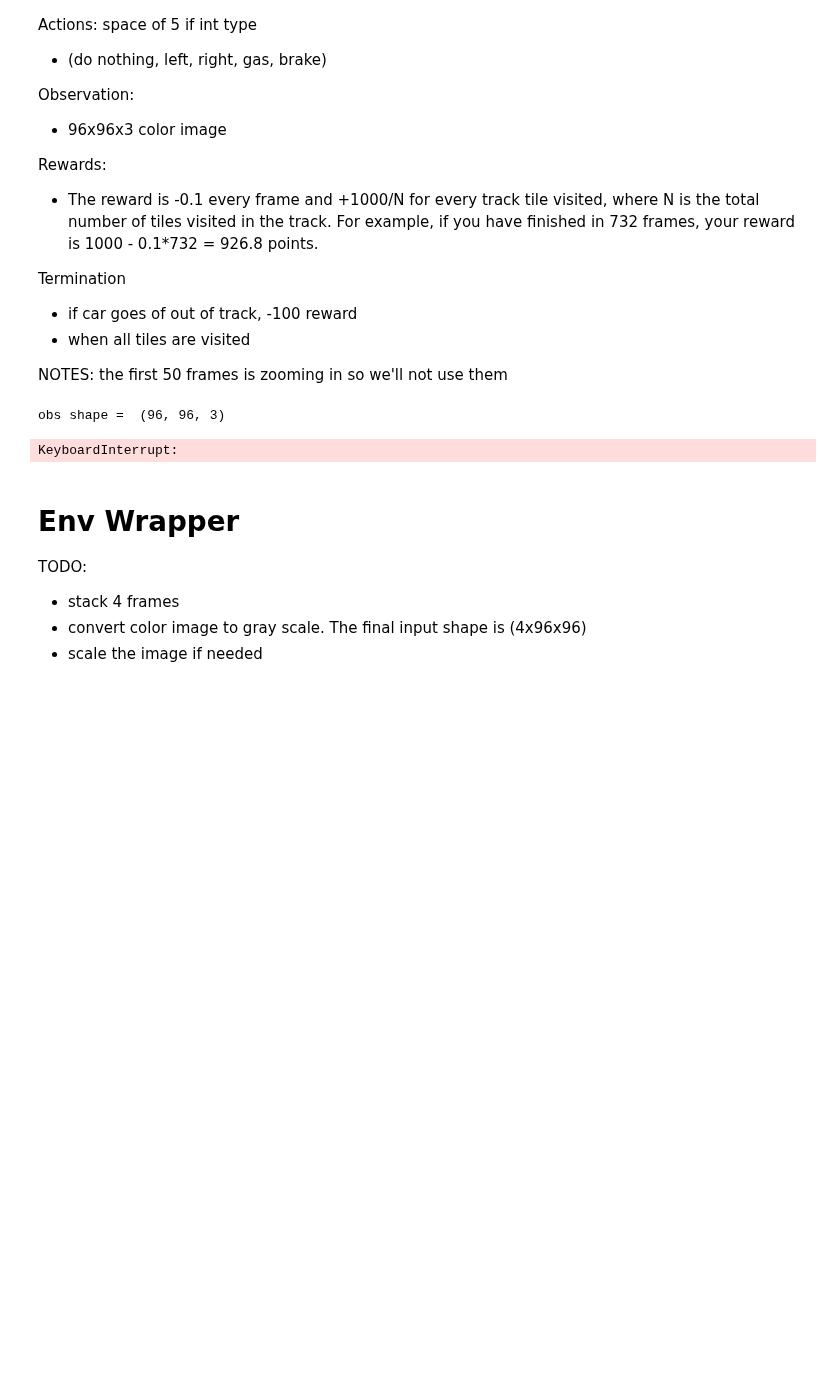
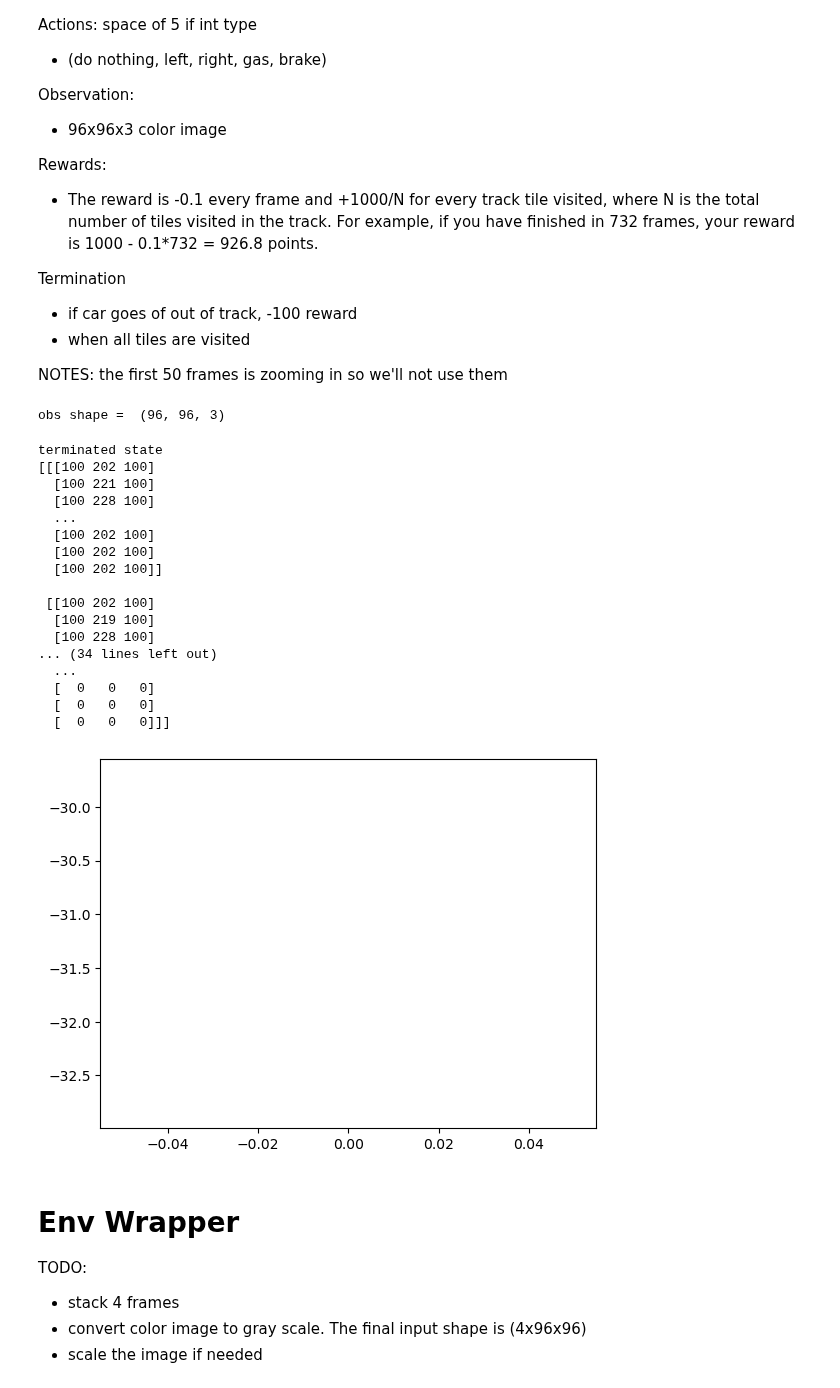
Before and after one commit to jameskn30/NLP_RNN, a Jupyter notebook: Reinforcement Learning/dqn/car_racing.ipynb, the cells around one changed output. Cells and saved outputs as stored; diff of their text form; code cells hidden in the pictures; blank space fills up the shorter version.

```diff
--- a/Reinforcement Learning/dqn/car_racing.ipynb
+++ b/Reinforcement Learning/dqn/car_racing.ipynb
@@ -49,30 +54,49 @@ Termination
 NOTES:
 the first 50 frames is zooming in so we'll not use them
 # %%
-env = gym.make('CarRacing-v2', render_mode = 'human')
+env = gym.make('CarRacing-v2')
 obs, info = env.reset()
 print('obs shape = ', obs.shape)
 
 rewards = []
 for ep in tqdm(range(1)):
     obs, info = env.reset()
     total_reward = 0
 
     for t in count():
         action = env.action_space.sample()
         state, reward, terminated, truncated, info = env.step(action)
         total_reward += reward
         if terminated or truncated:
+            print('terminated state')
+            print(state)
             break
 
     rewards.append(total_reward)
 
 sns.lineplot(y = rewards, x = list(range(len(rewards))))
 plt.show()
 env.close()
 # %% [output]
 obs shape =  (96, 96, 3)
-KeyboardInterrupt:
+terminated state
+[[[100 202 100]
+  [100 221 100]
+  [100 228 100]
+  ...
+  [100 202 100]
+  [100 202 100]
+  [100 202 100]]
+
+ [[100 202 100]
+  [100 219 100]
+  [100 228 100]
+... (34 lines left out)
+  ...
+  [  0   0   0]
+  [  0   0   0]
+  [  0   0   0]]]
+[figure, added]
 # %% [markdown]
 # Env Wrapper
 
```
Also changed, not shown: parts of 8 cells of this notebook, 1 other file.
